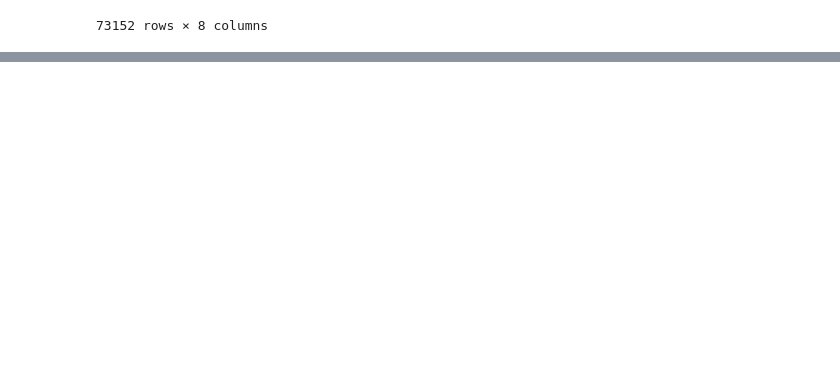
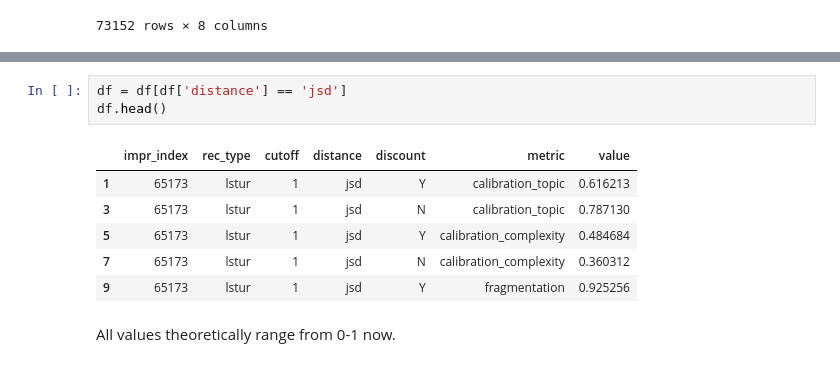
Before and after one commit to svrijenhoek/RADio, a Jupyter notebook: metrics_calculation.ipynb, the cells around one changed output, grey strips where cells are left out. Cells and saved outputs as stored; diff of their text form; blank space fills up the shorter version.

```diff
--- a/metrics_calculation.ipynb
+++ b/metrics_calculation.ipynb
@@ -63,0 +111,12 @@ recommendations
+# %%
+df = df[df['distance'] == 'jsd']
+df.head()
+# %% [output]
+|  | impr_index | rec_type | cutoff | distance | discount | metric | value |
+| 1 | 65173 | lstur | 1 | jsd | Y | calibration_topic | 0.616213 |
+| 3 | 65173 | lstur | 1 | jsd | N | calibration_topic | 0.787130 |
+| 5 | 65173 | lstur | 1 | jsd | Y | calibration_complexity | 0.484684 |
+| 7 | 65173 | lstur | 1 | jsd | N | calibration_complexity | 0.360312 |
+| 9 | 65173 | lstur | 1 | jsd | Y | fragmentation | 0.925256 |
+# %% [markdown]
+All values theoretically range from 0-1 now.
```
Also changed, not shown: parts of 14 cells of this notebook.
